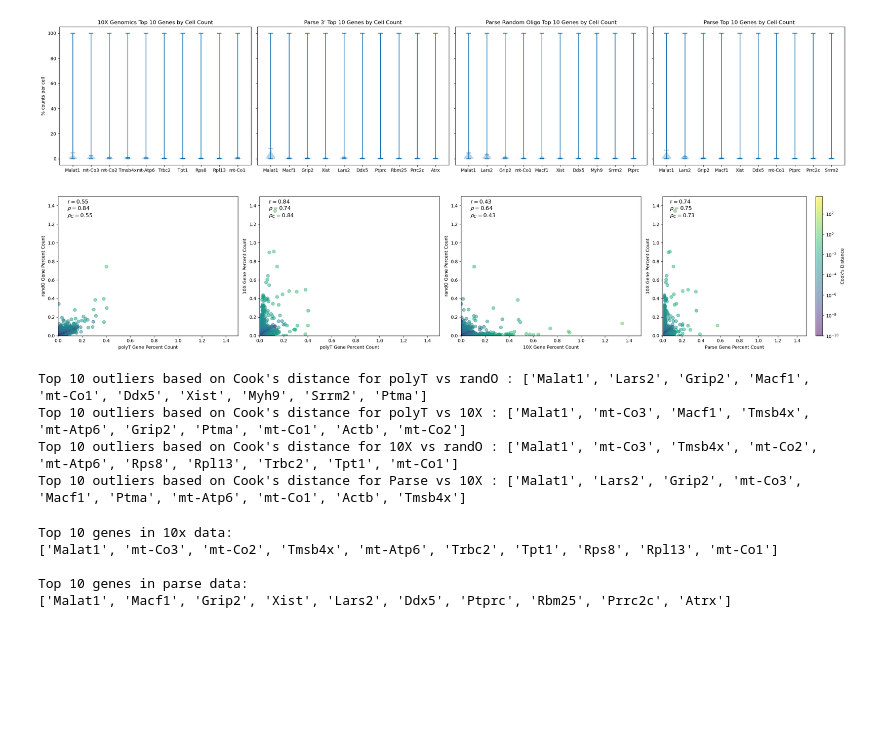
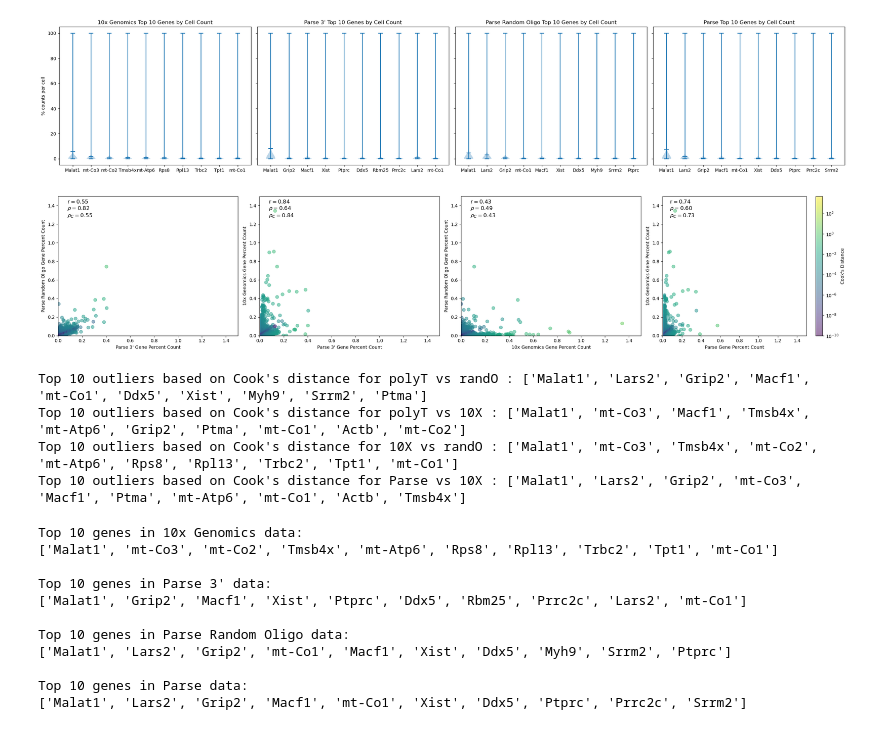
Before and after one commit to mcaskey6/10XvParse, a Jupyter notebook: Analysis 1/combo_test.ipynb, the cells around one changed output. Saved outputs shown, nothing was run; the diff lists cells and outputs as text; code cells hidden in the pictures; blank space fills up the shorter version.

```diff
--- a/Analysis 1/combo_test.ipynb
+++ b/Analysis 1/combo_test.ipynb
@@ -14,0 +18,6 @@ data_parse = anndata.read_h5ad('processed_parse.h5ad')
+# %%
+for data, name, title in zip(datasets,
+                            ['10x', 'polyT', 'randO', 'parse'],
+                            ['10x Genomics', 'Parse 3\'', 'Parse Random Oligo', 'Parse']):
+    data.uns['name'] = name
+    data.uns['title'] = title
@@ -89,7 +111,6 @@ plt.show()
 # %%
 groups = ['n_genes', 'n_counts', 'percent_mito', 'percent_ribo', 'percent_lnc']
 group_names = ['Gene Count', 'UMI Count', 'Mitochondrial %', 'Ribosomal %', 'lncRNA %']
-methods = ['10X Genomics', 'Parse 3\'', 'Parse Random Oligo', 'Parse']
 
 fig, ax = plt.subplots(len(groups), 4, figsize=(12,18), sharey='row')
 violin_plots(ax[:, 0], data_10x, groups)
@@ -100,8 +121,8 @@ violin_plots(ax[:, 3], data_parse, groups)
 for i, group in enumerate(group_names):
     ax[i,0].set_ylabel(group)
 
-for i, method in enumerate(methods):
-    ax[0,i].set_title(method)
+for i, data in enumerate(datasets):
+    ax[0,i].set_title(data.uns['title'])
 
 plt.tight_layout()
 plt.show()
@@ -110,7 +138,7 @@ plt.show()
 # %% [markdown]
 # Read/Gene Comparisons
 # %%
-def top_gene_counts(ax, data, name = 'scRNA-seq'):
+def top_gene_counts(ax, data):
     genes = data.var
     top_genes = genes.sort_values(by='n_cells',ascending=False).head(10).index
 
@@ -121,9 +149,12 @@ def top_gene_counts(ax, data, name = 'scRNA-seq'):
     ax.violinplot(gene_dist, showmeans=True)
     ax.set_xticks(np.arange(1, len(top_genes) + 1), top_genes)
     ax.set_ylabel("")
-    ax.set_title(name + " Top 10 Genes by Cell Count")
+    ax.set_title(data.uns['title'] + " Top 10 Genes by Cell Count")
 
-def compare_genes(data_x, data_y, x_name = 'x', y_name = 'y'):
+def compare_genes(data_x, data_y):
+    x_name = data_x.uns['name']
+    y_name = data_y.uns['name']
+
     shared_genes = list(set(data_y.var_names).intersection(set(data_x.var_names)))
     shared_data = data_x.var.loc[shared_genes, 'percent_counts'].copy().to_frame()
     shared_data.rename(columns={'percent_counts': x_name + '_percent_counts'}, inplace=True)
@@ -137,7 +168,10 @@ def compare_genes(data_x, data_y, x_name = 'x', y_name = 'y'):
 
     return shared_data
 
-def scatter_genes(ax, shared_data, x_name = 'x', y_name = 'y',  xlim = None, ylim = None, norm = "log"):
+def scatter_genes(ax, shared_data, data_x, data_y,  xlim = None, ylim = None, norm = "log"):
+    x_name = data_x.uns['name']
+    y_name = data_y.uns['name']
+
     #Calculate correlation
     pearson_r = pearsonr(shared_data[x_name + '_percent_counts'], shared_data[y_name + '_percent_counts']).correlation
     spearman_r = spearmanr(shared_data[x_name + '_percent_counts'], shared_data[y_name + '_percent_counts']).correlation
@@ -156,8 +190,8 @@ def scatter_genes(ax, shared_data, x_name = 'x', y_name = 'y',  xlim = None, yli
                 c=shared_data['cooks_distance'],
                 cmap='viridis')
 
-    ax.set_xlabel(x_name + ' Gene Percent Count')
-    ax.set_ylabel(y_name + ' Gene Percent Count')
+    ax.set_xlabel(data_x.uns['title'] + ' Gene Percent Count')
+    ax.set_ylabel(data_y.uns['title'] + ' Gene Percent Count')
     if xlim:
         ax.set_xlim(0, xlim)
     if ylim:
@@ -186,28 +220,28 @@ plt.show()
 # %%
 fig, axs = plt.subplots(1, 4, figsize = (25, 5))
 
 xlim = 1.5
 ylim = 1.5
 
-TvO_genes = compare_genes(data_polyT, data_randO, x_name = 'polyT', y_name = 'randO')
-TvX_genes = compare_genes(data_polyT, data_10x, x_name = 'polyT', y_name = '10X')
-XvO_genes = compare_genes(data_10x, data_randO, x_name = '10X', y_name = 'randO')
-PvX_genes = compare_genes(data_parse, data_10x, x_name = 'Parse', y_name = '10X')
+TvO_genes = compare_genes(data_polyT, data_randO)
+TvX_genes = compare_genes(data_polyT, data_10x)
+XvO_genes = compare_genes(data_10x, data_randO)
+PvX_genes = compare_genes(data_parse, data_10x)
 
 c_values = TvO_genes['cooks_distance'].tolist() + TvX_genes['cooks_distance'].tolist() + XvO_genes['cooks_distance'].tolist()
 norm = LogNorm(min(c_values), max(c_values))
 
-scatter_genes(axs[0], TvO_genes, x_name = 'polyT', y_name = 'randO', xlim=xlim, ylim=ylim, norm=norm)
-scatter_genes(axs[1], TvX_genes, x_name = 'polyT', y_name = '10X', xlim=xlim, ylim=ylim,norm=norm)
-scatter_genes(axs[2], XvO_genes, x_name = '10X', y_name = 'randO', xlim=xlim, ylim=ylim,norm=norm)
-plot = scatter_genes(axs[3], PvX_genes, x_name = 'Parse', y_name = '10X', xlim=xlim, ylim=ylim,norm=norm)
+scatter_genes(axs[0], TvO_genes, data_polyT, data_randO, xlim=xlim, ylim=ylim, norm=norm)
+scatter_genes(axs[1], TvX_genes, data_polyT, data_10x, xlim=xlim, ylim=ylim,norm=norm)
+scatter_genes(axs[2], XvO_genes, data_10x, data_randO, xlim=xlim, ylim=ylim,norm=norm)
+plot = scatter_genes(axs[3], PvX_genes, data_parse, data_10x, xlim=xlim, ylim=ylim,norm=norm)
 
 fig.colorbar(plot, label = "Cook's Distance")
 
 plt.tight_layout()
 plt.show()
 # %% [output]
-[figure, old version]
+[figure, new version]
 # %%
 for shared_data, string in zip([TvO_genes, TvX_genes, XvO_genes, PvX_genes], ("polyT vs randO", "polyT vs 10X", "10X vs randO", "Parse vs 10X")):
     shared_data.sort_values(by='cooks_distance', ascending=False, inplace=True)
@@ -218,20 +252,22 @@ Top 10 outliers based on Cook's distance for polyT vs 10X : ['Malat1', 'mt-Co3',
 Top 10 outliers based on Cook's distance for 10X vs randO : ['Malat1', 'mt-Co3', 'Tmsb4x', 'mt-Co2', 'mt-Atp6', 'Rps8', 'Rpl13', 'Trbc2', 'Tpt1', 'mt-Co1']
 Top 10 outliers based on Cook's distance for Parse vs 10X : ['Malat1', 'Lars2', 'Grip2', 'mt-Co3', 'Macf1', 'Ptma', 'mt-Atp6', 'mt-Co1', 'Actb', 'Tmsb4x']
 # %%
-genes_10x = data_10x.var
-top_10x = genes_10x.sort_values(by='n_cells',ascending=False).head(10).index.tolist()
-
-genes_polyT = data_polyT.var
-top_polyT = genes_polyT.sort_values(by='n_cells',ascending=False).head(10).index.tolist()
-
-print("Top 10 genes in 10x data:")
-print(top_10x)
-print()
-print("Top 10 genes in parse data:")
-print(top_polyT)
+for data in datasets:
+    name = data.uns['title']
+    genes = data.var
+    top_genes = genes.sort_values(by='n_cells',ascending=False).head(10).index.tolist()
+    print("Top 10 genes in", name, "data:")
+    print(top_genes)
+    print()
 # %% [output]
-Top 10 genes in 10x data:
-['Malat1', 'mt-Co3', 'mt-Co2', 'Tmsb4x', 'mt-Atp6', 'Trbc2', 'Tpt1', 'Rps8', 'Rpl13', 'mt-Co1']
+Top 10 genes in 10x Genomics data:
+['Malat1', 'mt-Co3', 'mt-Co2', 'Tmsb4x', 'mt-Atp6', 'Rps8', 'Rpl13', 'Trbc2', 'Tpt1', 'mt-Co1']
 
-Top 10 genes in parse data:
-['Malat1', 'Macf1', 'Grip2', 'Xist', 'Lars2', 'Ddx5', 'Ptprc', 'Rbm25', 'Prrc2c', 'Atrx']
+Top 10 genes in Parse 3' data:
+['Malat1', 'Grip2', 'Macf1', 'Xist', 'Ptprc', 'Ddx5', 'Rbm25', 'Prrc2c', 'Lars2', 'mt-Co1']
+
+Top 10 genes in Parse Random Oligo data:
+['Malat1', 'Lars2', 'Grip2', 'mt-Co1', 'Macf1', 'Xist', 'Ddx5', 'Myh9', 'Srrm2', 'Ptprc']
+
+Top 10 genes in Parse data:
+['Malat1', 'Lars2', 'Grip2', 'Macf1', 'mt-Co1', 'Xist', 'Ddx5', 'Ptprc', 'Prrc2c', 'Srrm2']
```
Also changed, not shown: parts of 17 cells of this notebook, 2 other files.
